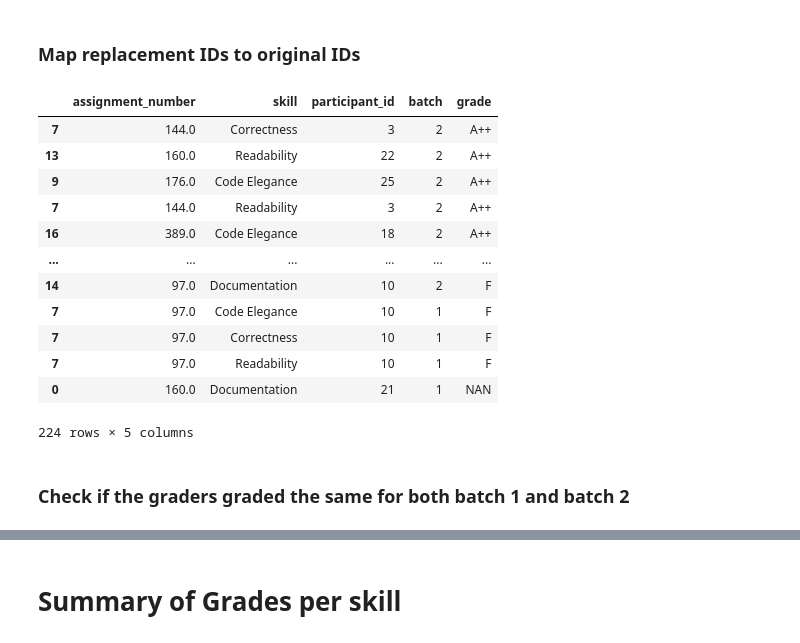
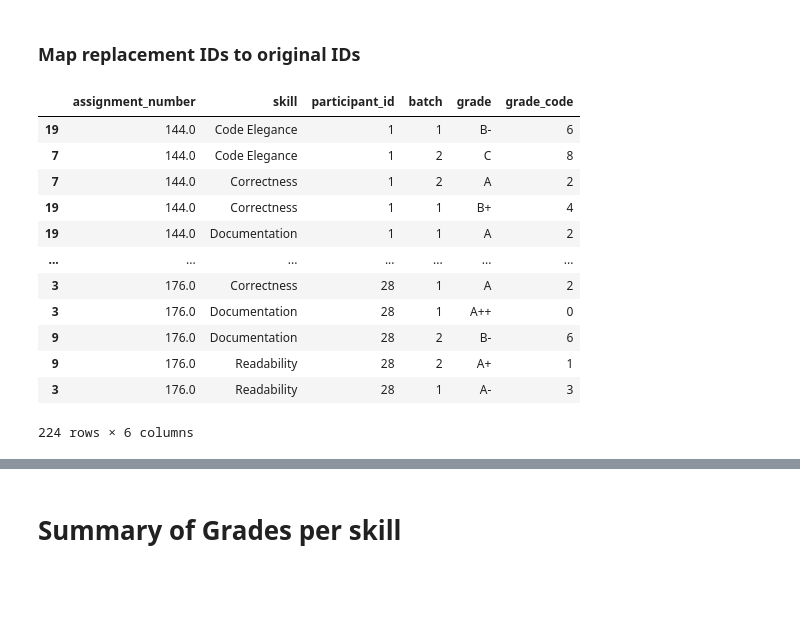
Before and after one commit to m-messer/Consistency_In_Grading_Analysis, a Jupyter notebook: grades_analysis.ipynb, the cells around one changed output, grey strips where cells are left out. Saved outputs shown, nothing was run; the diff lists cells and outputs as text; code cells hidden in the pictures; blank space fills up the shorter version.

Commit message:
PHD-359 Changed intra-rater reliability to show distance between grade notches

```diff
--- a/grades_analysis.ipynb
+++ b/grades_analysis.ipynb
@@ -236,20 +237,19 @@ intra_rater_df
 ### Map replacement IDs to original IDs
 # %%
 intra_rater_df['assignment_number'] = intra_rater_df['assignment_number'].apply(lambda x: x if x not in DUPLICATE_MAP.keys() else DUPLICATE_MAP[x])
+intra_rater_df['grade_code'] = intra_rater_df['grade'].cat.codes
 intra_rater_df
 # %% [output]
-|  | assignment_number | skill | participant_id | batch | grade |
-| 7 | 144.0 | Correctness | 3 | 2 | A++ |
-| 13 | 160.0 | Readability | 22 | 2 | A++ |
-| 9 | 176.0 | Code Elegance | 25 | 2 | A++ |
-| 7 | 144.0 | Readability | 3 | 2 | A++ |
-| 16 | 389.0 | Code Elegance | 18 | 2 | A++ |
-| ... | ... | ... | ... | ... | ... |
-| 14 | 97.0 | Documentation | 10 | 2 | F |
-| 7 | 97.0 | Code Elegance | 10 | 1 | F |
-| 7 | 97.0 | Correctness | 10 | 1 | F |
-| 7 | 97.0 | Readability | 10 | 1 | F |
-| 0 | 160.0 | Documentation | 21 | 1 | NAN |
+|  | assignment_number | skill | participant_id | batch | grade | grade_code |
+| 19 | 144.0 | Code Elegance | 1 | 1 | B- | 6 |
+| 7 | 144.0 | Code Elegance | 1 | 2 | C | 8 |
+| 7 | 144.0 | Correctness | 1 | 2 | A | 2 |
+| 19 | 144.0 | Correctness | 1 | 1 | B+ | 4 |
+| 19 | 144.0 | Documentation | 1 | 1 | A | 2 |
+| ... | ... | ... | ... | ... | ... | ... |
+| 3 | 176.0 | Correctness | 28 | 1 | A | 2 |
+| 3 | 176.0 | Documentation | 28 | 1 | A++ | 0 |
+| 9 | 176.0 | Documentation | 28 | 2 | B- | 6 |
+| 9 | 176.0 | Readability | 28 | 2 | A+ | 1 |
+| 3 | 176.0 | Readability | 28 | 1 | A- | 3 |
-224 rows × 5 columns
+224 rows × 6 columns
-# %% [markdown]
-### Check if the graders graded the same for both batch 1 and batch 2
```
Also changed, not shown: parts of 14 cells of this notebook.
